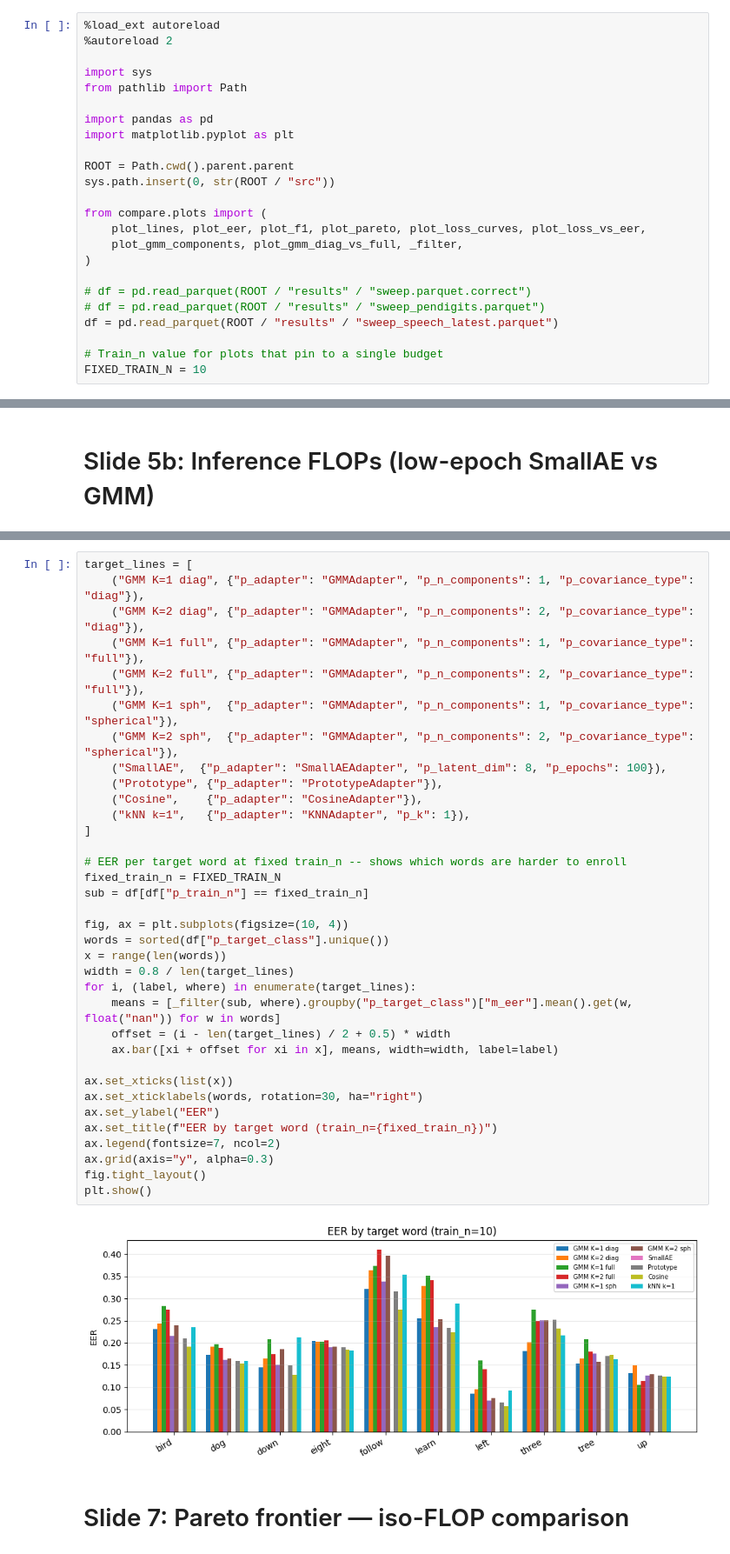
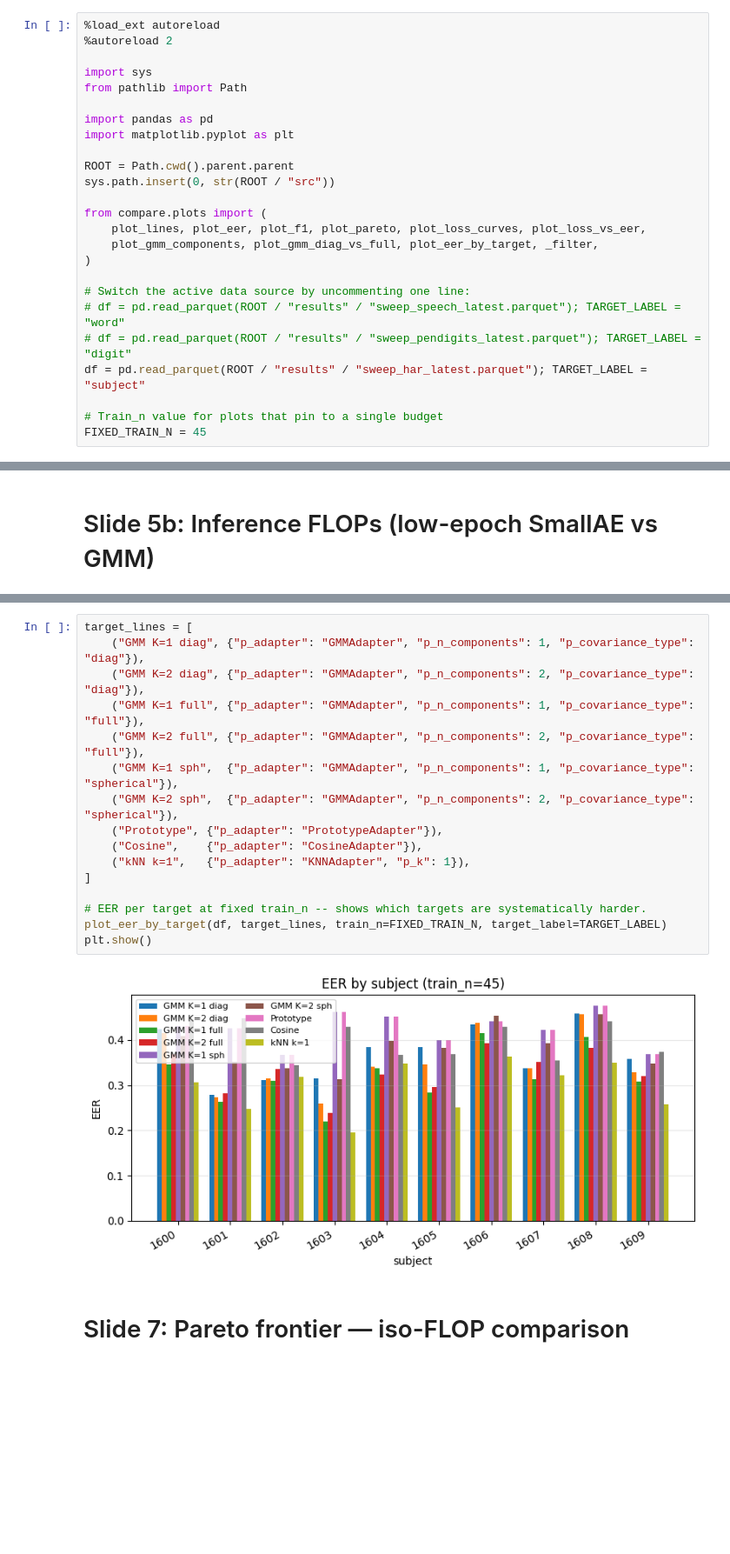
Before and after one commit to albertobasaglia/tinygmm-thesis, a Jupyter notebook: src/compare/plots.ipynb, the cells around one changed output, grey strips where cells are left out. Shown at 87% size. Drawn from its saved outputs; the diff is of its cells as text; blank space fills up the shorter version.

```diff
--- a/src/compare/plots.ipynb
+++ b/src/compare/plots.ipynb
@@ -13,15 +13,16 @@ sys.path.insert(0, str(ROOT / "src"))
 
 from compare.plots import (
     plot_lines, plot_eer, plot_f1, plot_pareto, plot_loss_curves, plot_loss_vs_eer,
-    plot_gmm_components, plot_gmm_diag_vs_full, _filter,
+    plot_gmm_components, plot_gmm_diag_vs_full, plot_eer_by_target, _filter,
 )
 
-# df = pd.read_parquet(ROOT / "results" / "sweep.parquet.correct")
-# df = pd.read_parquet(ROOT / "results" / "sweep_pendigits.parquet")
-df = pd.read_parquet(ROOT / "results" / "sweep_speech_latest.parquet")
+# Switch the active data source by uncommenting one line:
+# df = pd.read_parquet(ROOT / "results" / "sweep_speech_latest.parquet"); TARGET_LABEL = "word"
+# df = pd.read_parquet(ROOT / "results" / "sweep_pendigits_latest.parquet"); TARGET_LABEL = "digit"
+df = pd.read_parquet(ROOT / "results" / "sweep_har_latest.parquet"); TARGET_LABEL = "subject"
 
 # Train_n value for plots that pin to a single budget
-FIXED_TRAIN_N = 10
+FIXED_TRAIN_N = 45
 # %% [output]
 The autoreload extension is already loaded. To reload it, use:
   %reload_ext autoreload
@@ -498,40 +488,21 @@ plt.show()
 # %%
 target_lines = [
     ("GMM K=1 diag", {"p_adapter": "GMMAdapter", "p_n_components": 1, "p_covariance_type": "diag"}),
     ("GMM K=2 diag", {"p_adapter": "GMMAdapter", "p_n_components": 2, "p_covariance_type": "diag"}),
     ("GMM K=1 full", {"p_adapter": "GMMAdapter", "p_n_components": 1, "p_covariance_type": "full"}),
     ("GMM K=2 full", {"p_adapter": "GMMAdapter", "p_n_components": 2, "p_covariance_type": "full"}),
     ("GMM K=1 sph",  {"p_adapter": "GMMAdapter", "p_n_components": 1, "p_covariance_type": "spherical"}),
     ("GMM K=2 sph",  {"p_adapter": "GMMAdapter", "p_n_components": 2, "p_covariance_type": "spherical"}),
-    ("SmallAE",  {"p_adapter": "SmallAEAdapter", "p_latent_dim": 8, "p_epochs": 100}),
     ("Prototype", {"p_adapter": "PrototypeAdapter"}),
     ("Cosine",    {"p_adapter": "CosineAdapter"}),
     ("kNN k=1",   {"p_adapter": "KNNAdapter", "p_k": 1}),
 ]
 
-# EER per target word at fixed train_n -- shows which words are harder to enroll
-fixed_train_n = FIXED_TRAIN_N
-sub = df[df["p_train_n"] == fixed_train_n]
-
-fig, ax = plt.subplots(figsize=(10, 4))
-words = sorted(df["p_target_class"].unique())
-x = range(len(words))
-width = 0.8 / len(target_lines)
-for i, (label, where) in enumerate(target_lines):
-    means = [_filter(sub, where).groupby("p_target_class")["m_eer"].mean().get(w, float("nan")) for w in words]
-    offset = (i - len(target_lines) / 2 + 0.5) * width
-    ax.bar([xi + offset for xi in x], means, width=width, label=label)
-
-ax.set_xticks(list(x))
-ax.set_xticklabels(words, rotation=30, ha="right")
-ax.set_ylabel("EER")
-ax.set_title(f"EER by target word (train_n={fixed_train_n})")
-ax.legend(fontsize=7, ncol=2)
-ax.grid(axis="y", alpha=0.3)
-fig.tight_layout()
+# EER per target at fixed train_n -- shows which targets are systematically harder.
+plot_eer_by_target(df, target_lines, train_n=FIXED_TRAIN_N, target_label=TARGET_LABEL)
 plt.show()
 # %% [output]
-[figure, old version]
+[figure, new version]
 # %% [markdown]
 # Slide 7: Pareto frontier — iso-FLOP comparison
 # %%
```
Also changed, not shown: parts of 30 cells of this notebook, 7 other files.
